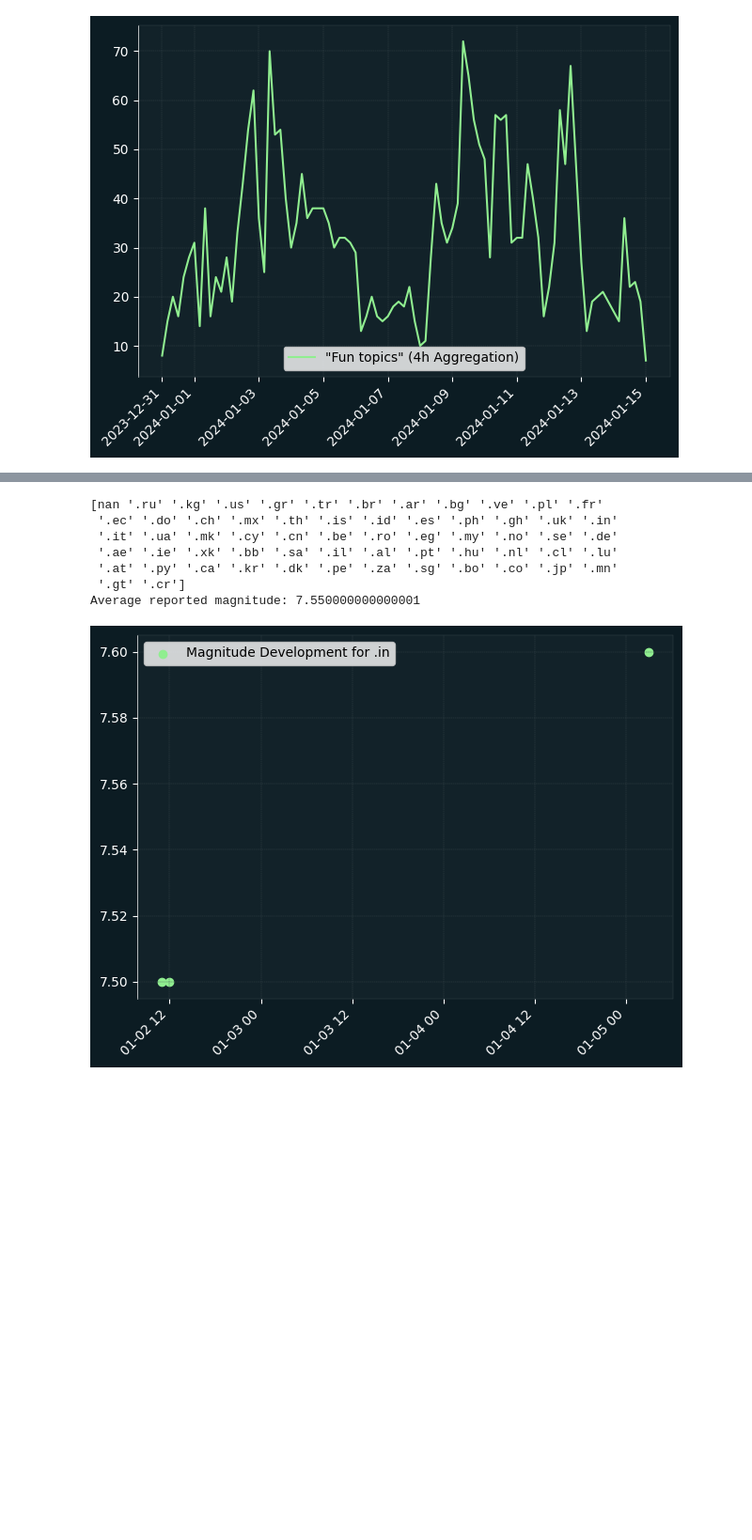
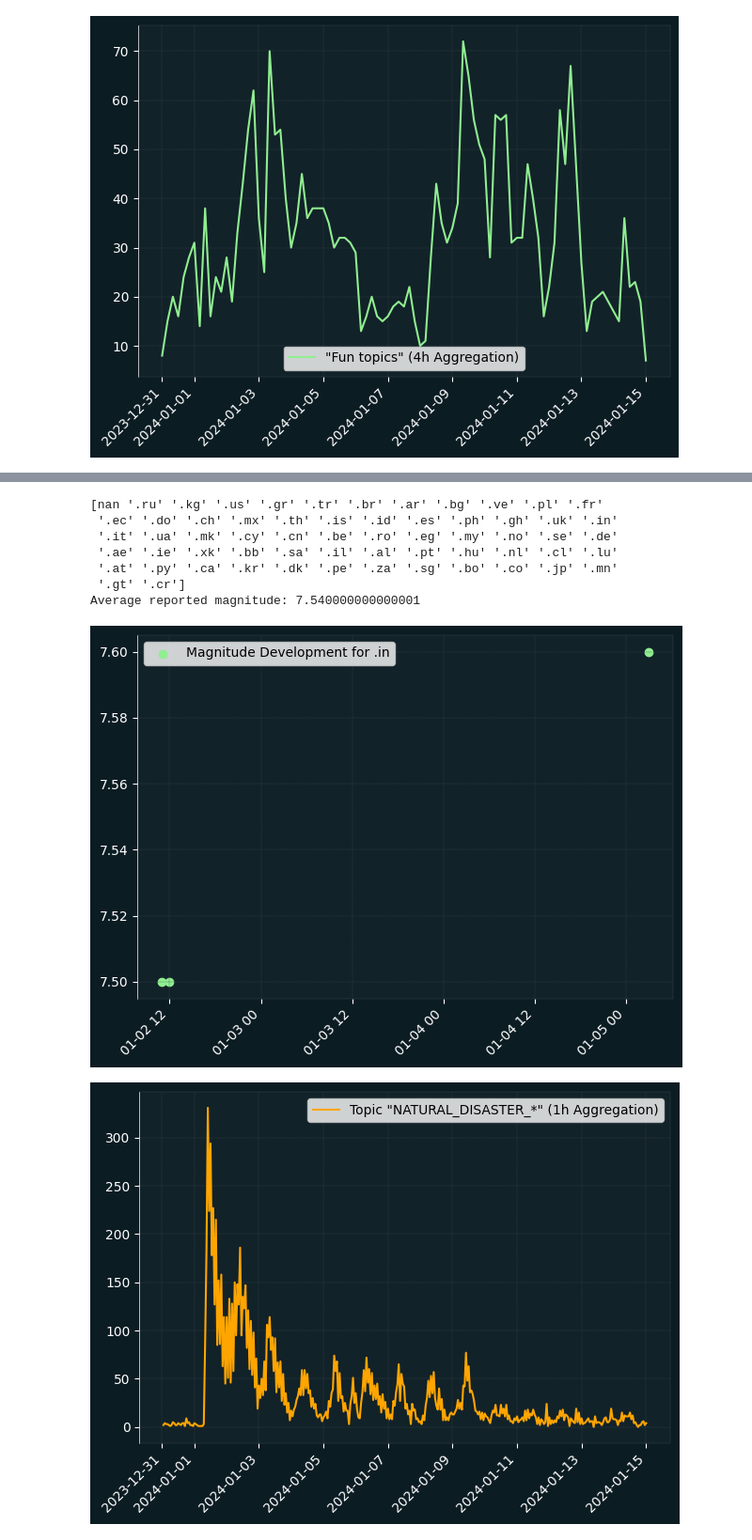
Before and after one commit to KonstiDE/ERNIE, a Jupyter notebook: plotting.ipynb, the cells around one changed output, grey strips where cells are left out. Shown at 94% size. Saved outputs shown, nothing was run; the diff lists cells and outputs as text; code cells hidden in the pictures; blank space fills up the shorter version.

```diff
--- a/plotting.ipynb
+++ b/plotting.ipynb
@@ -303,15 +301,13 @@ df = df[(df["TLD"] == tld)]
 
 
 pattern = re.compile(r' 7\.[0-9] ')
-pattern2 = re.compile(r'\bmagnitude\b')
 matched_numbers = []
 
 m = 0
 c = 0
 for text in df['main_content']:
     match = re.search(pattern, str(text))
-    match2 = re.search(pattern2, str(text))
-    if match and match2:
+    if match:
         matched_numbers.append(float(str(match)[len(str(match)) - 6:len(str(match)) - 2]))
         m += float(str(match)[len(str(match)) - 6:len(str(match)) - 2])
         c += 1
@@ -332,5 +328,5 @@ plots(group_num["date"], [group_num["mean"]], plot_type="scatter", grid="--",
  '.ae' '.ie' '.xk' '.bb' '.sa' '.il' '.al' '.pt' '.hu' '.nl' '.cl' '.lu'
  '.at' '.py' '.ca' '.kr' '.dk' '.pe' '.za' '.sg' '.bo' '.co' '.jp' '.mn'
  '.gt' '.cr']
-Average reported magnitude: 7.550000000000001
+Average reported magnitude: 7.540000000000001
 [figure]
@@ -336,0 +374,17 @@ Average reported magnitude: 7.550000000000001
+# %%
+df = pd.concat(dfs)
+# %%
+from datetime import timedelta
+
+df["date"] = pd.to_datetime(df["date"], format="%Y%m%d%H%M%S")
+df["date"] = df["date"].dt.round('1h')
+df = df[['main_content', 'date', 'url', 'topic_information']]
+# df = df[(df['date'] >= '2024-1-1') & (df['date'] <= '2024-1-14')]
+# df["date"] = df["date"] - timedelta(hours=24)
+# %%
+group_disaster = df.groupby(by="date")["main_content"].count().reset_index(name="count")
+
+plots(group_disaster["date"], [group_disaster["count"]], plot_type="line", grid="--",
+     colors=["orange"], legend=True, legenddata=["Topic \"{}\" (1h Aggregation)".format("NATURAL_DISASTER_*")])
+# %% [output]
+[figure, added]
```
Also changed, not shown: parts of 5 cells of this notebook, 2 other files.
